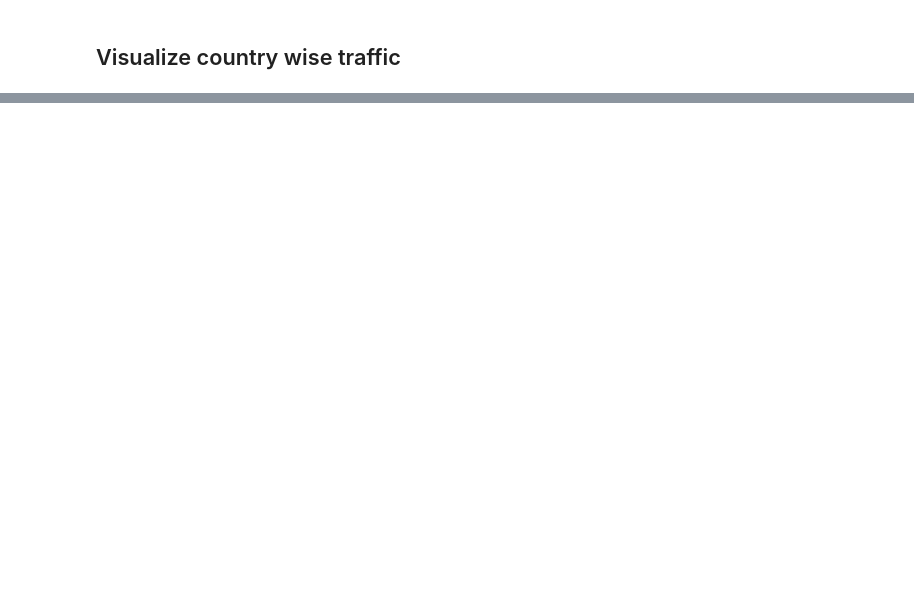
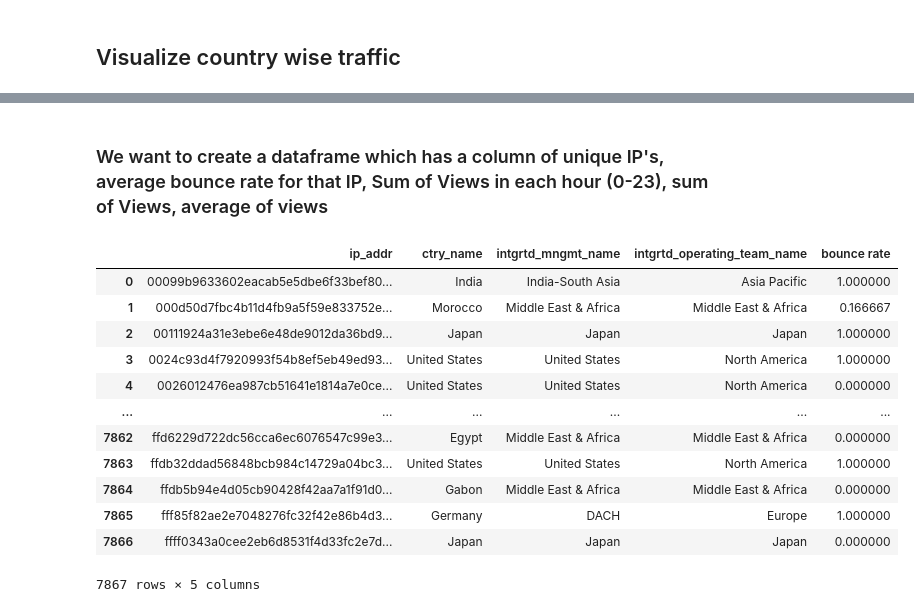
Before and after one commit to ltoco/Bot-Detection, a Jupyter notebook: ibm feature engineering.ipynb, the cells around one changed output, grey strips where cells are left out. Drawn from its saved outputs; the diff is of its cells as text; code cells hidden in the pictures; blank space fills up the shorter version.

```diff
--- a/ibm feature engineering.ipynb
+++ b/ibm feature engineering.ipynb
@@ -285,0 +387,22 @@ Text(0.5, 1.0, 'Country wise Traffic')
+# %% [markdown]
+### We want to create a dataframe which has a column of unique IP's, average bounce rate for that IP, Sum of Views in each hour (0-23), sum of Views, average of views
+# %%
+# Bounce rate, calculating median of bounce rate for each IP
+views_median = new_data.groupby(['ip_addr', 'ctry_name', 'intgrtd_mngmt_name', 'intgrtd_operating_team_name'])['bounce rate'].median()
+# new_data['ip_addr'].map(views_median)
+views_median = views_median.reset_index()
+views_median
+# %% [output]
+|  | ip_addr | ctry_name | intgrtd_mngmt_name | intgrtd_operating_team_name | bounce rate |
+| 0 | 00099b9633602eacab5e5dbe6f33bef80... | India | India-South Asia | Asia Pacific | 1.000000 |
+| 1 | 000d50d7fbc4b11d4fb9a5f59e833752e... | Morocco | Middle East & Africa | Middle East & Africa | 0.166667 |
+| 2 | 00111924a31e3ebe6e48de9012da36bd9... | Japan | Japan | Japan | 1.000000 |
+| 3 | 0024c93d4f7920993f54b8ef5eb49ed93... | United States | United States | North America | 1.000000 |
+| 4 | 0026012476ea987cb51641e1814a7e0ce... | United States | United States | North America | 0.000000 |
+| ... | ... | ... | ... | ... | ... |
+| 7862 | ffd6229d722dc56cca6ec6076547c99e3... | Egypt | Middle East & Africa | Middle East & Africa | 0.000000 |
+| 7863 | ffdb32ddad56848bcb984c14729a04bc3... | United States | United States | North America | 1.000000 |
+| 7864 | ffdb5b94e4d05cb90428f42aa7a1f91d0... | Gabon | Middle East & Africa | Middle East & Africa | 0.000000 |
+| 7865 | fff85f82ae2e7048276fc32f42e86b4d3... | Germany | DACH | Europe | 1.000000 |
+| 7866 | ffff0343a0cee2eb6d8531f4d33fc2e7d... | Japan | Japan | Japan | 0.000000 |
+7867 rows × 5 columns
```
Also changed, not shown: parts of 35 cells of this notebook, 1 other file.
